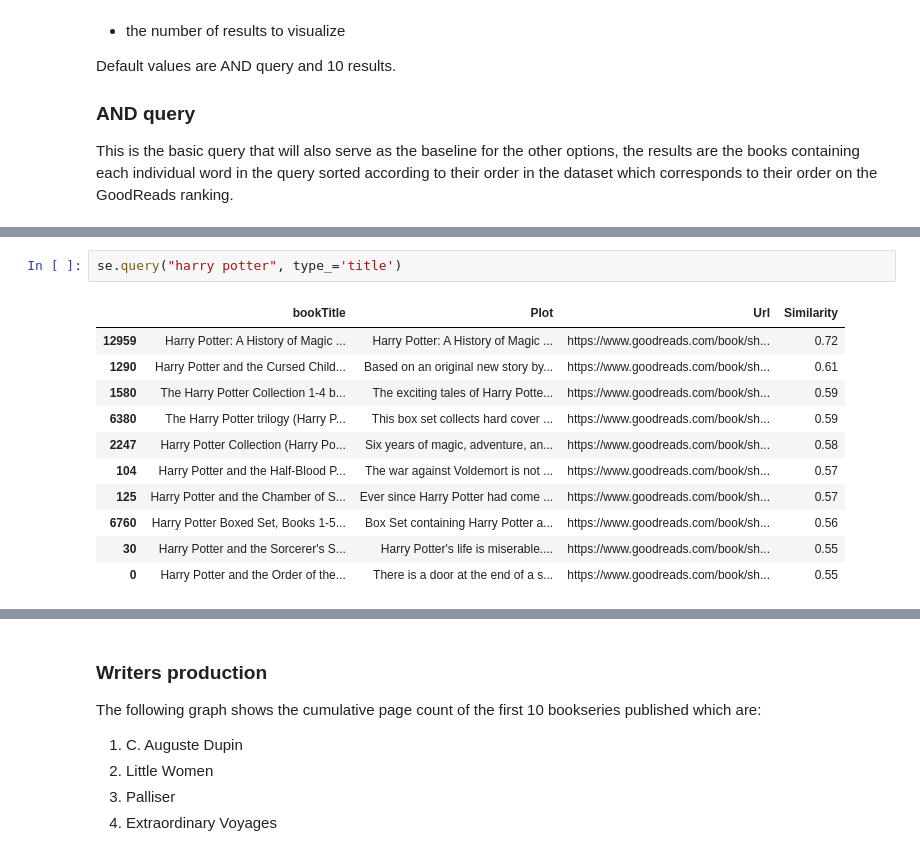
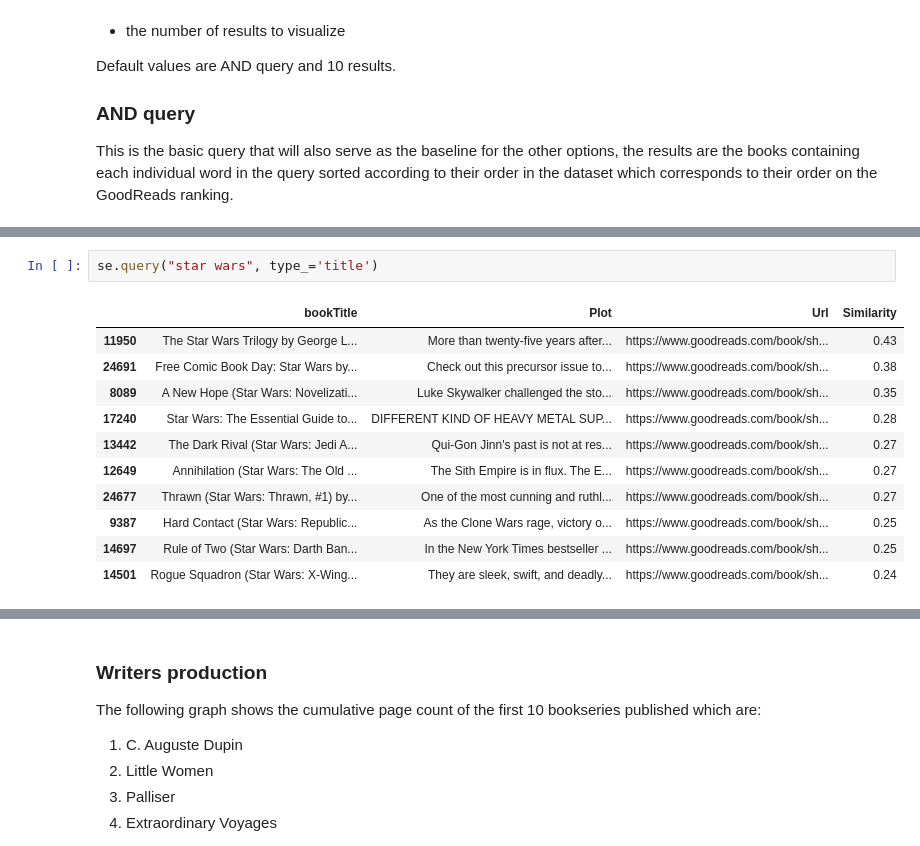
Before and after one commit to msterpa87/ADM-HW3, a Jupyter notebook: main.ipynb, the cells around one changed output, grey strips where cells are left out. Cells and saved outputs as stored; diff of their text form.

```diff
--- a/main.ipynb
+++ b/main.ipynb
@@ -59,14 +64,14 @@ se.query("harry potter", type_='cosine')
 # %%
-se.query("harry potter", type_='title')
+se.query("star wars", type_='title')
 # %% [output]
 |  | bookTitle | Plot | Url | Similarity |
-| 12959 | Harry Potter: A History of Magic ... | Harry Potter: A History of Magic ... | https://www.goodreads.com/book/sh... | 0.72 |
-| 1290 | Harry Potter and the Cursed Child... | Based on an original new story by... | https://www.goodreads.com/book/sh... | 0.61 |
-| 1580 | The Harry Potter Collection 1-4 b... | The exciting tales of Harry Potte... | https://www.goodreads.com/book/sh... | 0.59 |
-| 6380 | The Harry Potter trilogy (Harry P... | This box set collects hard cover ... | https://www.goodreads.com/book/sh... | 0.59 |
-| 2247 | Harry Potter Collection (Harry Po... | Six years of magic, adventure, an... | https://www.goodreads.com/book/sh... | 0.58 |
-| 104 | Harry Potter and the Half-Blood P... | The war against Voldemort is not ... | https://www.goodreads.com/book/sh... | 0.57 |
-| 125 | Harry Potter and the Chamber of S... | Ever since Harry Potter had come ... | https://www.goodreads.com/book/sh... | 0.57 |
-| 6760 | Harry Potter Boxed Set, Books 1-5... | Box Set containing Harry Potter a... | https://www.goodreads.com/book/sh... | 0.56 |
-| 30 | Harry Potter and the Sorcerer's S... | Harry Potter's life is miserable.... | https://www.goodreads.com/book/sh... | 0.55 |
-| 0 | Harry Potter and the Order of the... | There is a door at the end of a s... | https://www.goodreads.com/book/sh... | 0.55 |
+| 11950 | The Star Wars Trilogy by George L... | More than twenty-five years after... | https://www.goodreads.com/book/sh... | 0.43 |
+| 24691 | Free Comic Book Day: Star Wars by... | Check out this precursor issue to... | https://www.goodreads.com/book/sh... | 0.38 |
+| 8089 | A New Hope (Star Wars: Novelizati... | Luke Skywalker challenged the sto... | https://www.goodreads.com/book/sh... | 0.35 |
+| 17240 | Star Wars: The Essential Guide to... | DIFFERENT KIND OF HEAVY METAL SUP... | https://www.goodreads.com/book/sh... | 0.28 |
+| 13442 | The Dark Rival (Star Wars: Jedi A... | Qui-Gon Jinn's past is not at res... | https://www.goodreads.com/book/sh... | 0.27 |
+| 12649 | Annihilation (Star Wars: The Old ... | The Sith Empire is in flux. The E... | https://www.goodreads.com/book/sh... | 0.27 |
+| 24677 | Thrawn (Star Wars: Thrawn, #1) by... | One of the most cunning and ruthl... | https://www.goodreads.com/book/sh... | 0.27 |
+| 9387 | Hard Contact (Star Wars: Republic... | As the Clone Wars rage, victory o... | https://www.goodreads.com/book/sh... | 0.25 |
+| 14697 | Rule of Two (Star Wars: Darth Ban... | In the New York Times bestseller ... | https://www.goodreads.com/book/sh... | 0.25 |
+| 14501 | Rogue Squadron (Star Wars: X-Wing... | They are sleek, swift, and deadly... | https://www.goodreads.com/book/sh... | 0.24 |
```
Also changed, not shown: parts of 9 cells of this notebook, 1 other file.
